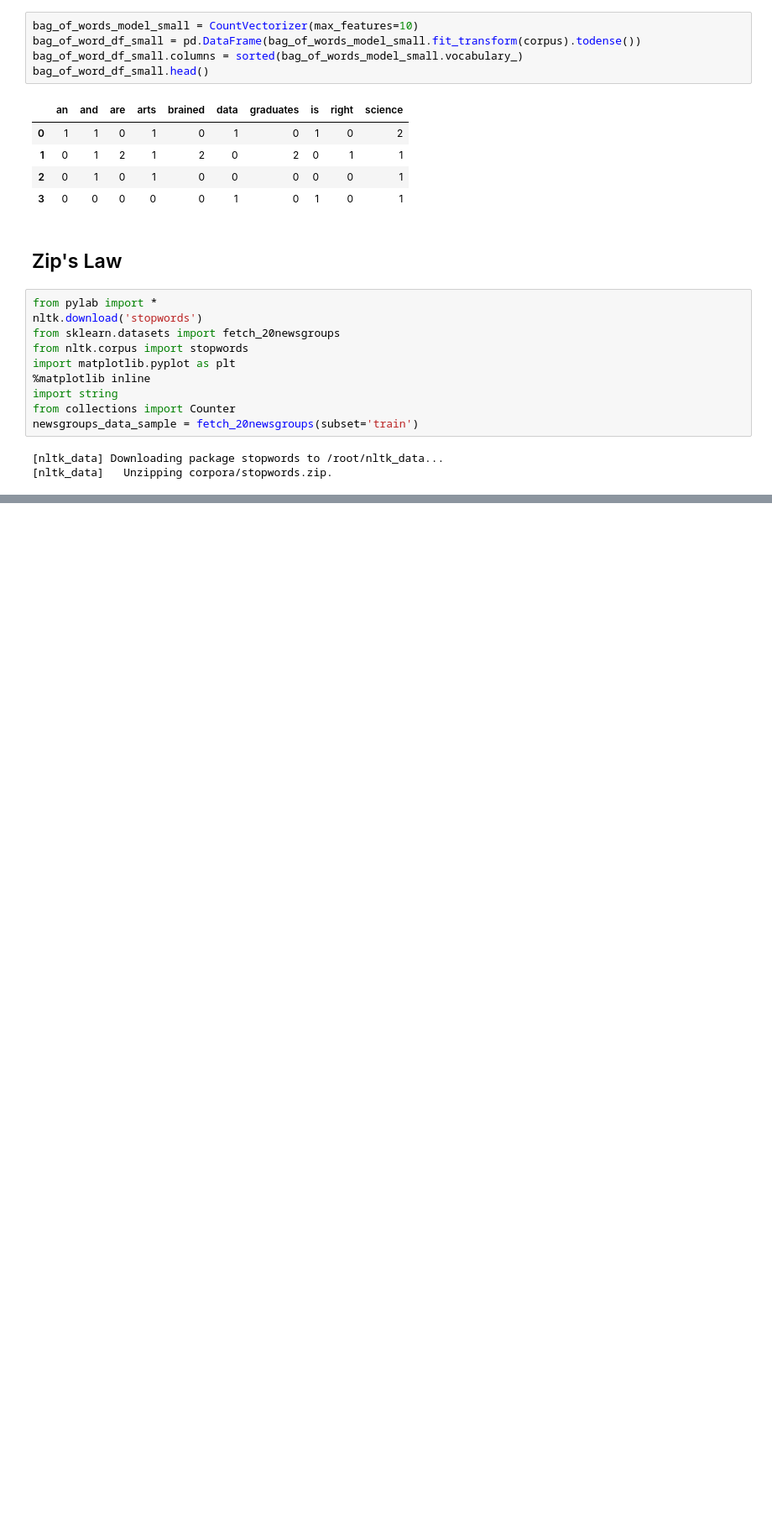
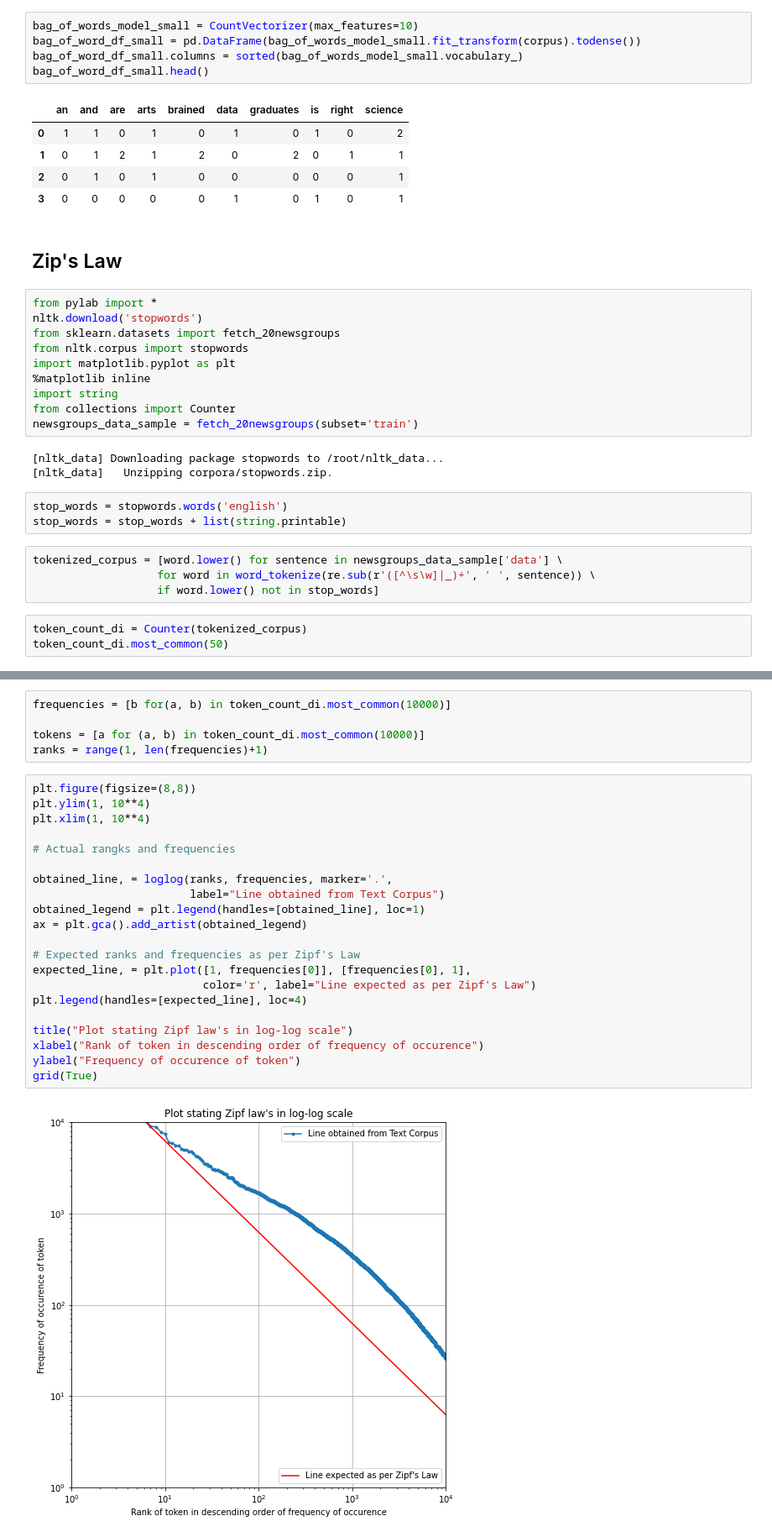
Before and after one commit to kemaladamr/NLP_Fundamentals, a Jupyter notebook: Basic_FeatureExtraction.ipynb, the cells around one changed output, grey strips where cells are left out. Shown at 84% size. Drawn from its saved outputs; the diff is of its cells as text; blank space fills up the shorter version.

```diff
--- a/Basic_FeatureExtraction.ipynb
+++ b/Basic_FeatureExtraction.ipynb
@@ -456,3 +456,13 @@ newsgroups_data_sample = fetch_20newsgroups(subset='train')
 # %% [output]
 [nltk_data] Downloading package stopwords to /root/nltk_data...
 [nltk_data]   Unzipping corpora/stopwords.zip.
+# %%
+stop_words = stopwords.words('english')
+stop_words = stop_words + list(string.printable)
+# %%
+tokenized_corpus = [word.lower() for sentence in newsgroups_data_sample['data'] \
+                   for word in word_tokenize(re.sub(r'([^\s\w]|_)+', ' ', sentence)) \
+                   if word.lower() not in stop_words]
+# %%
+token_count_di = Counter(tokenized_corpus)
+token_count_di.most_common(50)
@@ -458,0 +487,28 @@ newsgroups_data_sample = fetch_20newsgroups(subset='train')
+# %%
+frequencies = [b for(a, b) in token_count_di.most_common(10000)]
+
+tokens = [a for (a, b) in token_count_di.most_common(10000)]
+ranks = range(1, len(frequencies)+1)
+# %%
+plt.figure(figsize=(8,8))
+plt.ylim(1, 10**4)
+plt.xlim(1, 10**4)
+
+# Actual rangks and frequencies
+
+obtained_line, = loglog(ranks, frequencies, marker='.',
+                        label="Line obtained from Text Corpus")
+obtained_legend = plt.legend(handles=[obtained_line], loc=1)
+ax = plt.gca().add_artist(obtained_legend)
+
+# Expected ranks and frequencies as per Zipf's Law
+expected_line, = plt.plot([1, frequencies[0]], [frequencies[0], 1],
+                          color='r', label="Line expected as per Zipf's Law")
+plt.legend(handles=[expected_line], loc=4)
+
+title("Plot stating Zipf law's in log-log scale")
+xlabel("Rank of token in descending order of frequency of occurence")
+ylabel("Frequency of occurence of token")
+grid(True)
+# %% [output]
+[figure, added]
```
Also changed, not shown: parts of 5 cells of this notebook.
